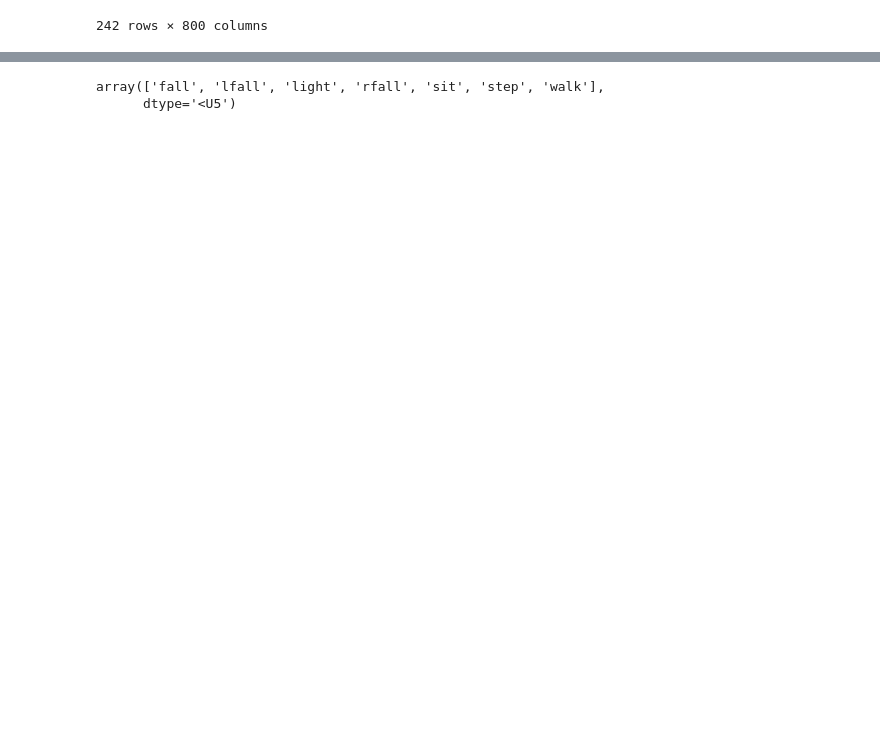
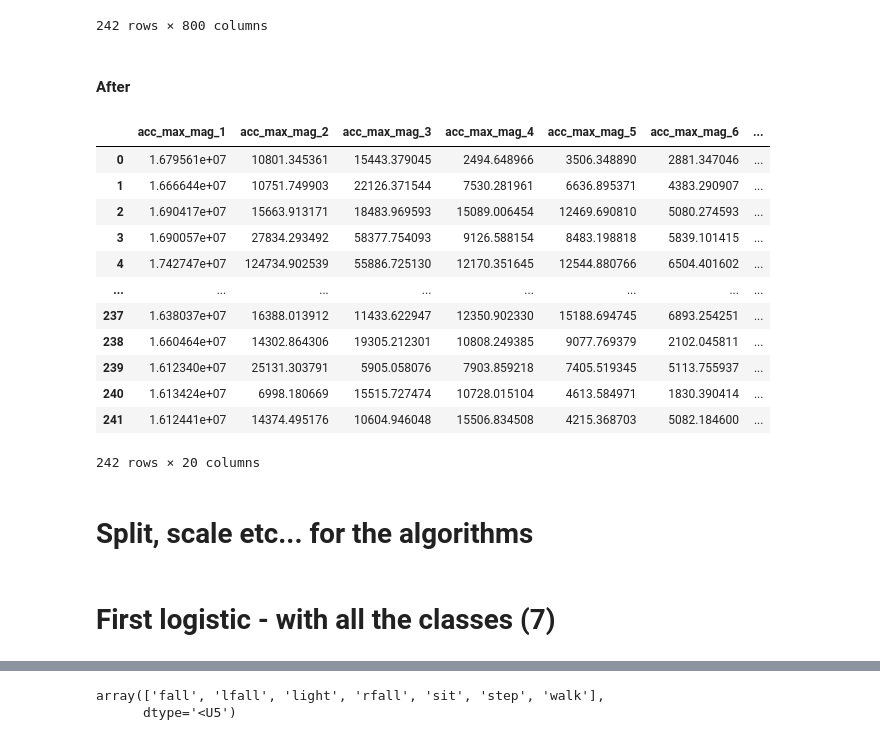
Before and after one commit to nicolagrieco00/Fall_or_not_to_fall, a Jupyter notebook: first_algo.ipynb, the cells around one changed output, grey strips where cells are left out. Drawn from its saved outputs; the diff is of its cells as text; code cells hidden in the pictures; blank space fills up the shorter version.

```diff
--- a/first_algo.ipynb
+++ b/first_algo.ipynb
@@ -252,16 +254,6 @@ def adjust_df(s: pd.Series) -> pd.DataFrame:
     return new_df
 
 
-def get_season(date):
-    if date.month in [3, 4, 5]:
-        return 1 # spring
-    elif date.month in [6, 7, 8]:
-        return 2 # summer
-    elif date.month in [9, 10, 11]:
-        return 3 # autumn
-    else:
-        return 4 # winter
-
 
 def preproc(df, n_bins=10, n_lags=10):
 
@@ -295,7 +287,7 @@ def preproc(df, n_bins=10, n_lags=10):
     for j,col_name in enumerate(existing_columns):
         if ((j+1)%(n_bins+1)) == 0:
             i=1
-        new_columns.append(f"{col_name}_mag_max_{i}")
+        new_columns.append(f"{col_name}_max_mag_{i}")
         i+=1
     magns.columns = new_columns
     new_df = magns
@@ -354,7 +348,26 @@ df
 | 240 | 9.129847 | 8.806730 | 9.078882 | 10.509943 | 10.325803 | 9.800066 | 9.796203 | 9.374711 | 9.540325 | 9.469789 | ... | ... |
 | 241 | 13.416777 | 16.330003 | 9.662784 | 8.894633 | 7.116361 | 9.988824 | 10.654731 | 10.047099 | 9.744681 | 9.732430 | ... | ... |
 242 rows × 800 columns
+# %% [markdown]
+#### After
 # %%
 prova = preproc(df)
+prova
+# %% [output]
+|  | acc_max_mag_1 | acc_max_mag_2 | acc_max_mag_3 | acc_max_mag_4 | acc_max_mag_5 | acc_max_mag_6 | ... |
+| 0 | 1.679561e+07 | 10801.345361 | 15443.379045 | 2494.648966 | 3506.348890 | 2881.347046 | ... |
+| 1 | 1.666644e+07 | 10751.749903 | 22126.371544 | 7530.281961 | 6636.895371 | 4383.290907 | ... |
+| 2 | 1.690417e+07 | 15663.913171 | 18483.969593 | 15089.006454 | 12469.690810 | 5080.274593 | ... |
+| 3 | 1.690057e+07 | 27834.293492 | 58377.754093 | 9126.588154 | 8483.198818 | 5839.101415 | ... |
+| 4 | 1.742747e+07 | 124734.902539 | 55886.725130 | 12170.351645 | 12544.880766 | 6504.401602 | ... |
+| ... | ... | ... | ... | ... | ... | ... | ... |
+| 237 | 1.638037e+07 | 16388.013912 | 11433.622947 | 12350.902330 | 15188.694745 | 6893.254251 | ... |
+| 238 | 1.660464e+07 | 14302.864306 | 19305.212301 | 10808.249385 | 9077.769379 | 2102.045811 | ... |
+| 239 | 1.612340e+07 | 25131.303791 | 5905.058076 | 7903.859218 | 7405.519345 | 5113.755937 | ... |
+| 240 | 1.613424e+07 | 6998.180669 | 15515.727474 | 10728.015104 | 4613.584971 | 1830.390414 | ... |
+| 241 | 1.612441e+07 | 14374.495176 | 10604.946048 | 15506.834508 | 4215.368703 | 5082.184600 | ... |
+242 rows × 20 columns
+# %% [markdown]
+# Split, scale etc... for the algorithms
 # %%
 from sklearn.preprocessing import StandardScaler
@@ -376,0 +389,2 @@ preds = sgd_clf.predict(X_test_scaled)
+# %% [markdown]
+# First logistic - with all the classes (7)
```
Also changed, not shown: parts of 15 cells of this notebook.
